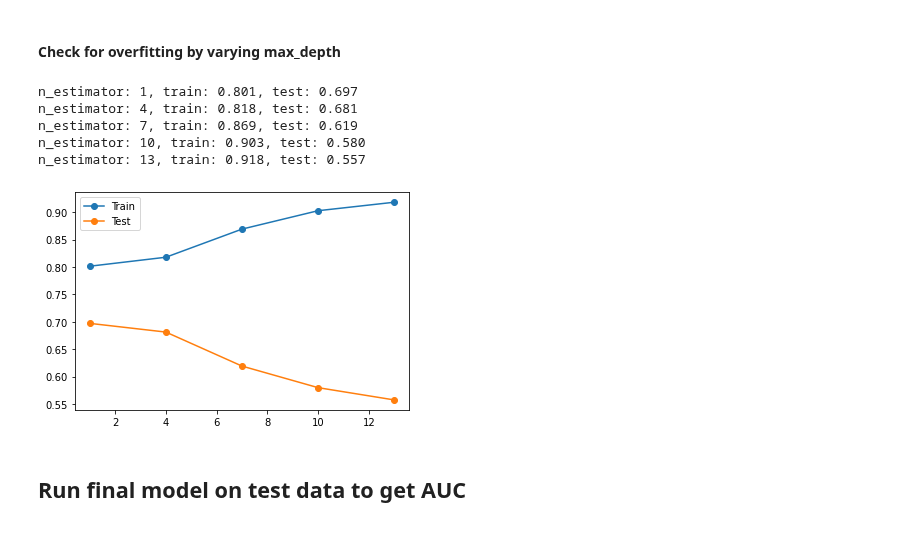
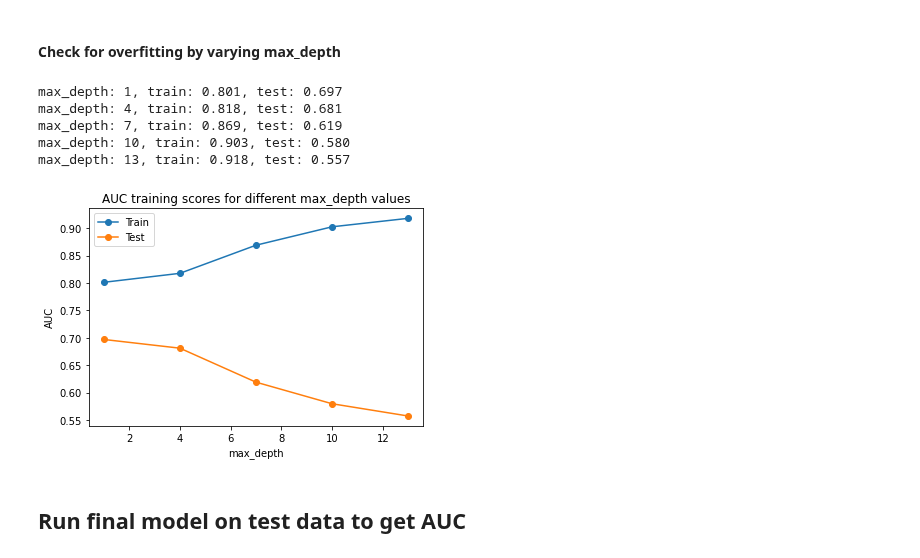
Before and after one commit to aojudo/seminar-marketing, a Jupyter notebook: random-forest.ipynb, the cells around one changed output. Drawn from its saved outputs; the diff is of its cells as text; code cells hidden in the pictures.

```diff
--- a/random-forest.ipynb
+++ b/random-forest.ipynb
@@ -189,36 +192,39 @@ n_estimator: 951, train: 0.818, test: 0.680
 # %%
 # define lists to collect scores
 train_scores, test_scores = list(), list()
 
 # define the estimators to evaluate
 values = [i for i in range(1, 16, 3)]
 # evaluate a decision tree for estimator
 for i in values:
     # configure the model
     model = RandomForestClassifier(n_estimators=n_estimators, max_depth=i, random_state=23).fit(
         x_res, y_res)
     # evaluate on the train dataset
     prediction = model.predict(x_res)
     train_acc = roc_auc_score(y_res, prediction)
     train_scores.append(train_acc)
     # evaluate on the test dataset
     test_prediction = model.predict(test_features)
     test_acc = roc_auc_score(test_targets, test_prediction)
     test_scores.append(test_acc)
     # summarize progress
     print('max_depth: %.0f, train: %.3f, test: %.3f' % (i, train_acc, test_acc))
 # plot of train and test scores vs n_estimator
 pyplot.plot(values, train_scores, '-o', label='Train')
 pyplot.plot(values, test_scores, '-o', label='Test')
+plt.title('AUC training scores for different max_depth values')
+plt.ylabel('AUC')
+plt.xlabel('max_depth')
 pyplot.legend()
 pyplot.show()
 # %% [output]
-n_estimator: 1, train: 0.801, test: 0.697
-n_estimator: 4, train: 0.818, test: 0.681
-n_estimator: 7, train: 0.869, test: 0.619
-n_estimator: 10, train: 0.903, test: 0.580
-n_estimator: 13, train: 0.918, test: 0.557
+max_depth: 1, train: 0.801, test: 0.697
+max_depth: 4, train: 0.818, test: 0.681
+max_depth: 7, train: 0.869, test: 0.619
+max_depth: 10, train: 0.903, test: 0.580
+max_depth: 13, train: 0.918, test: 0.557
-[figure, old version]
+[figure, new version]
 # %% [markdown]
 ## Run final model on test data to get AUC
 # %%
```
Also changed, not shown: parts of 1 cell of this notebook, 1 other file.
